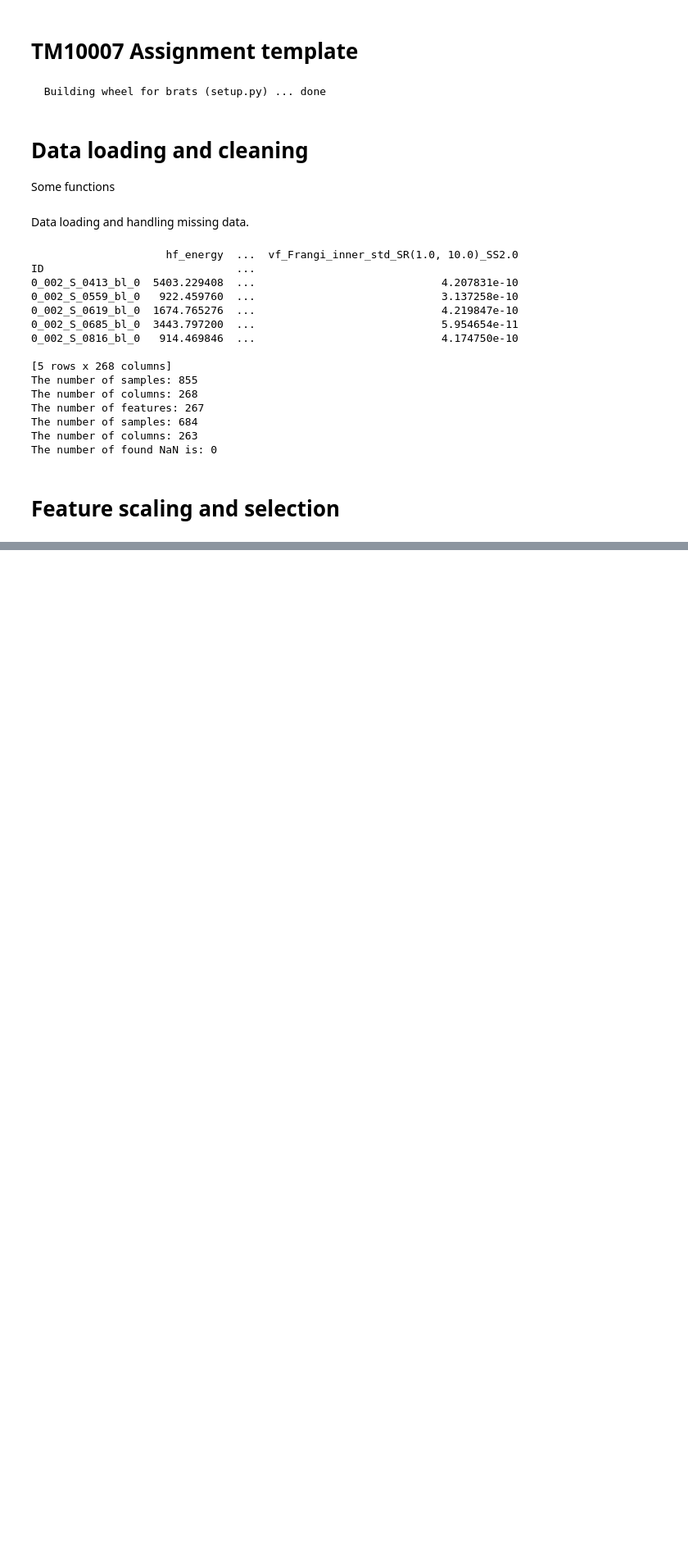
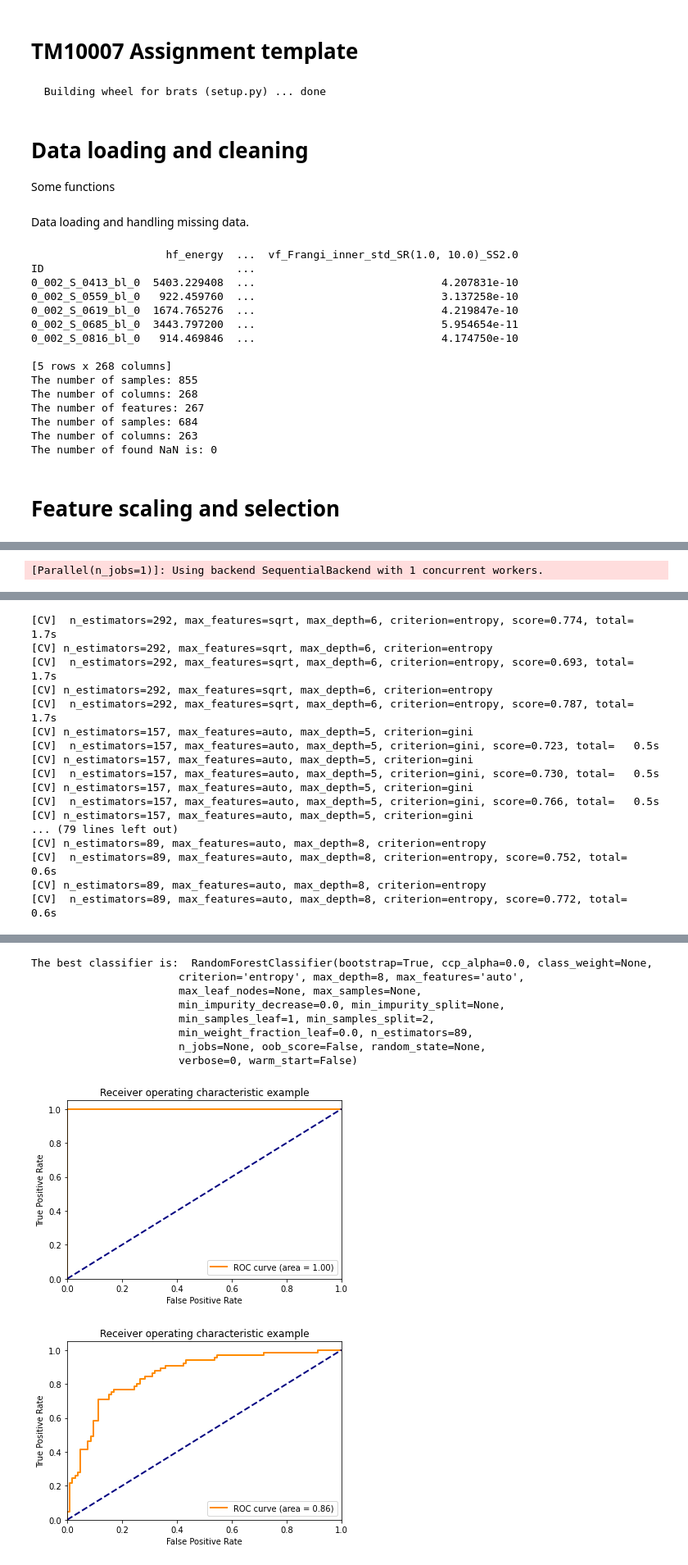
Before and after one commit to SabinevanMierlo/TM10007_PROJECT, a Jupyter notebook: assignment.ipynb, the cells around one changed output, grey strips where cells are left out. Shown: that part at 82% size. Cells and saved outputs as stored; diff of their text form; code cells hidden in the pictures; blank space fills up the shorter version.

Commit message:
Working for three classifiers

```diff
--- a/assignment.ipynb
+++ b/assignment.ipynb
@@ -354,0 +429,18 @@ plot_roc_curve(score_test, y_test_bin)
+# %%
+# Random forest
+forest_parameters = {'n_estimators': list(range(50,301)),
+                   'criterion':  ['gini', 'entropy'],
+                   'max_depth': [4, 5, 6, 7, 8, 9, 10],
+                   'max_features': ['auto','sqrt','log2']}
+
+grid = RandomizedSearchCV(RandomForestClassifier(), forest_parameters, refit = True, n_iter=10, random_state=42, verbose = 3)
+# fitting the model for grid search
+grid.fit(X_train, y_train)
+
+print("The best classifier is: ", grid.best_estimator_)
+
+score_train = grid.best_estimator_.predict_proba(X_train)
+score_test = grid.best_estimator_.predict_proba(X_test)
+plot_roc_curve(score_train, y_train_bin)
+plot_roc_curve(score_test, y_test_bin)
+# %% [output]
@@ -354,0 +449 @@ plot_roc_curve(score_test, y_test_bin)
+[Parallel(n_jobs=1)]: Using backend SequentialBackend with 1 concurrent workers.
@@ -354,0 +456,17 @@ plot_roc_curve(score_test, y_test_bin)
+[CV]  n_estimators=292, max_features=sqrt, max_depth=6, criterion=entropy, score=0.774, total=   1.7s
+[CV] n_estimators=292, max_features=sqrt, max_depth=6, criterion=entropy
+[CV]  n_estimators=292, max_features=sqrt, max_depth=6, criterion=entropy, score=0.693, total=   1.7s
+[CV] n_estimators=292, max_features=sqrt, max_depth=6, criterion=entropy
+[CV]  n_estimators=292, max_features=sqrt, max_depth=6, criterion=entropy, score=0.787, total=   1.7s
+[CV] n_estimators=157, max_features=auto, max_depth=5, criterion=gini
+[CV]  n_estimators=157, max_features=auto, max_depth=5, criterion=gini, score=0.723, total=   0.5s
+[CV] n_estimators=157, max_features=auto, max_depth=5, criterion=gini
+[CV]  n_estimators=157, max_features=auto, max_depth=5, criterion=gini, score=0.730, total=   0.5s
+[CV] n_estimators=157, max_features=auto, max_depth=5, criterion=gini
+[CV]  n_estimators=157, max_features=auto, max_depth=5, criterion=gini, score=0.766, total=   0.5s
+[CV] n_estimators=157, max_features=auto, max_depth=5, criterion=gini
+... (79 lines left out)
+[CV] n_estimators=89, max_features=auto, max_depth=8, criterion=entropy
+[CV]  n_estimators=89, max_features=auto, max_depth=8, criterion=entropy, score=0.752, total=   0.6s
+[CV] n_estimators=89, max_features=auto, max_depth=8, criterion=entropy
+[CV]  n_estimators=89, max_features=auto, max_depth=8, criterion=entropy, score=0.772, total=   0.6s
@@ -354,0 +474,10 @@ plot_roc_curve(score_test, y_test_bin)
+The best classifier is:  RandomForestClassifier(bootstrap=True, ccp_alpha=0.0, class_weight=None,
+                       criterion='entropy', max_depth=8, max_features='auto',
+                       max_leaf_nodes=None, max_samples=None,
+                       min_impurity_decrease=0.0, min_impurity_split=None,
+                       min_samples_leaf=1, min_samples_split=2,
+                       min_weight_fraction_leaf=0.0, n_estimators=89,
+                       n_jobs=None, oob_score=False, random_state=None,
+                       verbose=0, warm_start=False)
+[figure, added]
+[figure, added]
```
Also changed, not shown: parts of 6 cells of this notebook.
